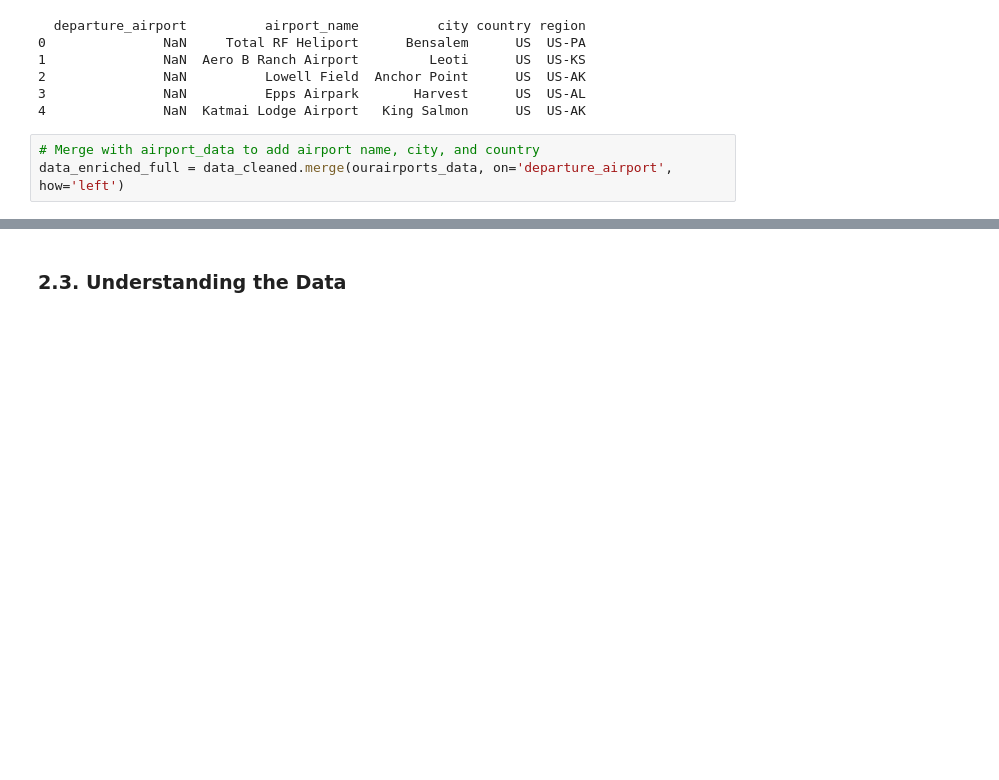
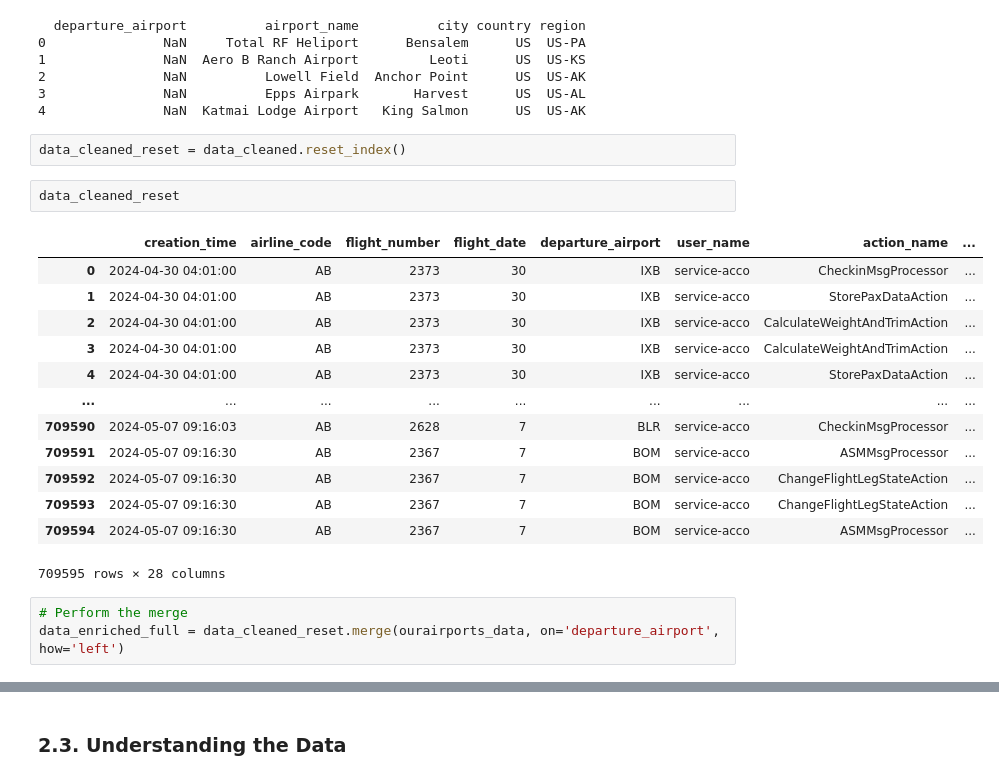
Before and after one commit to henrik-ra/Projektrealisierung, a Jupyter notebook: data_exp.ipynb, the cells around one changed output, grey strips where cells are left out. Saved outputs shown, nothing was run; the diff lists cells and outputs as text; blank space fills up the shorter version.

```diff
--- a/data_exp.ipynb
+++ b/data_exp.ipynb
@@ -274,7 +273,25 @@ print(ourairports_data.head())
 2               NaN          Lowell Field  Anchor Point      US  US-AK
 3               NaN          Epps Airpark       Harvest      US  US-AL
 4               NaN  Katmai Lodge Airport   King Salmon      US  US-AK
+# %%
+data_cleaned_reset = data_cleaned.reset_index()
+# %%
+data_cleaned_reset
+# %% [output]
+|  | creation_time | airline_code | flight_number | flight_date | departure_airport | user_name | action_name | ... |
+| 0 | 2024-04-30 04:01:00 | AB | 2373 | 30 | IXB | service-acco | CheckinMsgProcessor | ... |
+| 1 | 2024-04-30 04:01:00 | AB | 2373 | 30 | IXB | service-acco | StorePaxDataAction | ... |
+| 2 | 2024-04-30 04:01:00 | AB | 2373 | 30 | IXB | service-acco | CalculateWeightAndTrimAction | ... |
+| 3 | 2024-04-30 04:01:00 | AB | 2373 | 30 | IXB | service-acco | CalculateWeightAndTrimAction | ... |
+| 4 | 2024-04-30 04:01:00 | AB | 2373 | 30 | IXB | service-acco | StorePaxDataAction | ... |
+| ... | ... | ... | ... | ... | ... | ... | ... | ... |
+| 709590 | 2024-05-07 09:16:03 | AB | 2628 | 7 | BLR | service-acco | CheckinMsgProcessor | ... |
+| 709591 | 2024-05-07 09:16:30 | AB | 2367 | 7 | BOM | service-acco | ASMMsgProcessor | ... |
+| 709592 | 2024-05-07 09:16:30 | AB | 2367 | 7 | BOM | service-acco | ChangeFlightLegStateAction | ... |
+| 709593 | 2024-05-07 09:16:30 | AB | 2367 | 7 | BOM | service-acco | ChangeFlightLegStateAction | ... |
+| 709594 | 2024-05-07 09:16:30 | AB | 2367 | 7 | BOM | service-acco | ASMMsgProcessor | ... |
+709595 rows × 28 columns
 # %%
-# Merge with airport_data to add airport name, city, and country
-data_enriched_full = data_cleaned.merge(ourairports_data, on='departure_airport', how='left')
+# Perform the merge
+data_enriched_full = data_cleaned_reset.merge(ourairports_data, on='departure_airport', how='left')
 # %%
```
Also changed, not shown: parts of 8 cells of this notebook.
